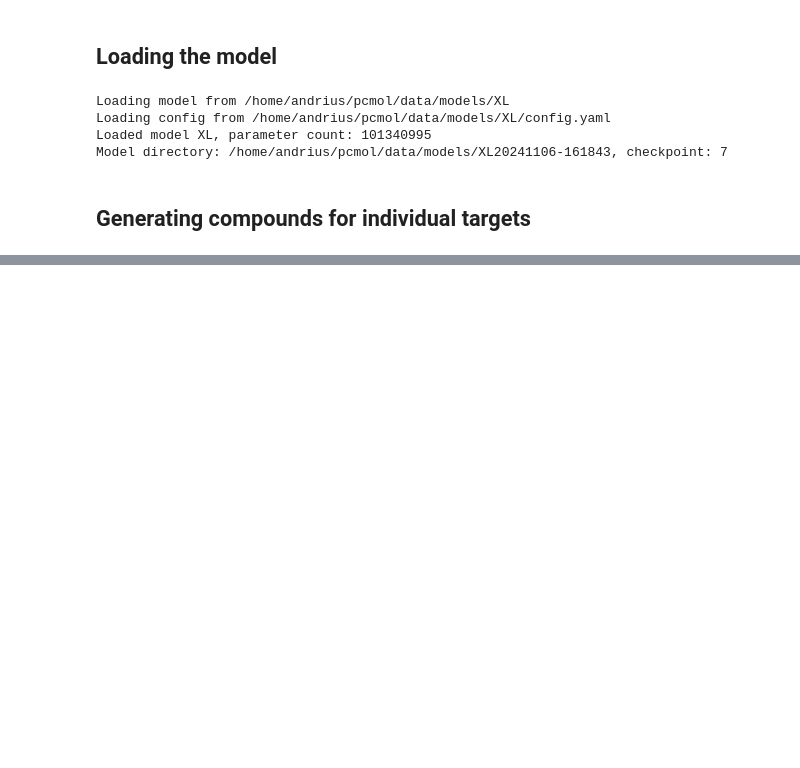
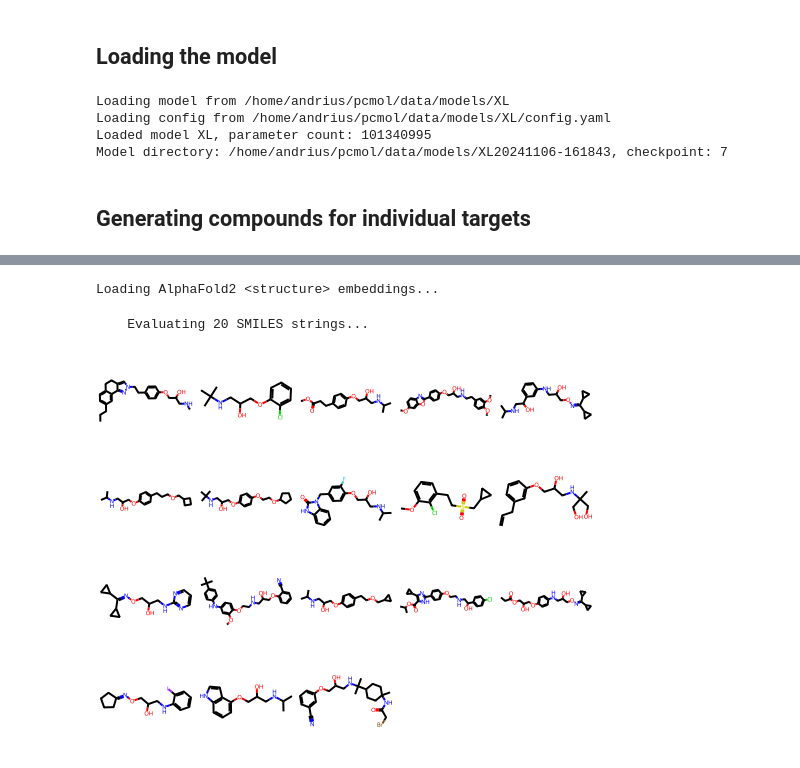
Before and after one commit to CDDLeiden/PCMol, a Jupyter notebook: notebooks/generate.ipynb, the cells around one changed output, grey strips where cells are left out. Saved outputs shown, nothing was run; the diff lists cells and outputs as text; code cells hidden in the pictures; blank space fills up the shorter version.

```diff
--- a/notebooks/generate.ipynb
+++ b/notebooks/generate.ipynb
@@ -116,0 +52,6 @@ Saved results to /home/andrius/pcmol/data/results/XL20241106-161843
+# %%
+generate_and_visualize(protein_id='P18090')
+# %% [output]
+Loading AlphaFold2 <structure> embeddings...
+    Evaluating 20 SMILES strings...
+[figure, added]
```
Also changed, not shown: parts of 20 cells of this notebook, 1 other file.
